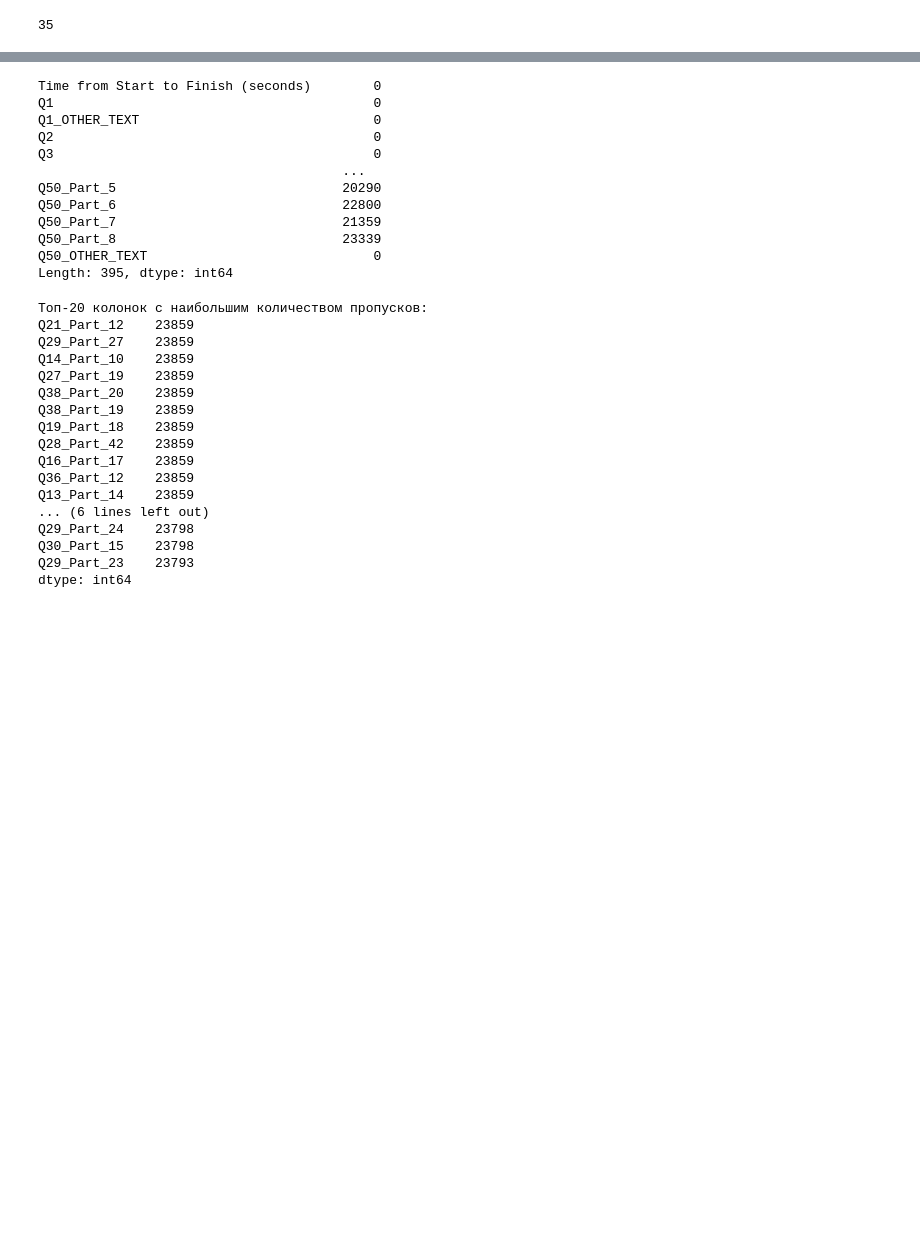
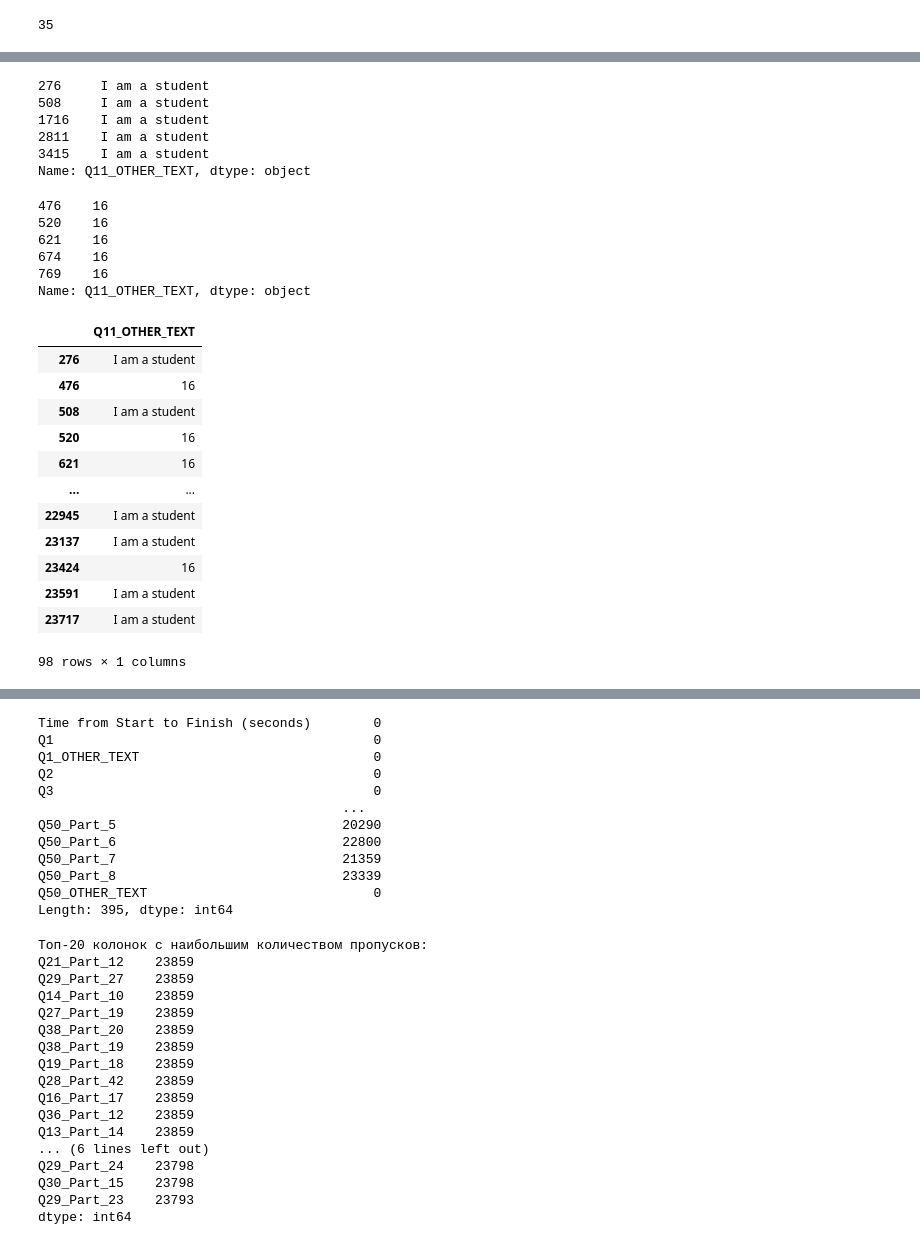
Before and after one commit to KhubbatulinMark/sber-21-rudn, a Jupyter notebook: solutions/03-assignment-solution.ipynb, the cells around one changed output, grey strips where cells are left out. Saved outputs shown, nothing was run; the diff lists cells and outputs as text; code cells hidden in the pictures; blank space fills up the shorter version.

```diff
--- a/solutions/03-assignment-solution.ipynb
+++ b/solutions/03-assignment-solution.ipynb
@@ -57,0 +195,34 @@ len(over_lapper_columns)
+# %%
+freeform[freeform["Q11_OTHER_TEXT"] == "I am a student"]["Q11_OTHER_TEXT"].head(5)
+# %% [output]
+276     I am a student
+508     I am a student
+1716    I am a student
+2811    I am a student
+3415    I am a student
+Name: Q11_OTHER_TEXT, dtype: object
+# %%
+multiple[multiple["Q11_OTHER_TEXT"] == "16"]["Q11_OTHER_TEXT"].head(5)
+# %% [output]
+476    16
+520    16
+621    16
+674    16
+769    16
+Name: Q11_OTHER_TEXT, dtype: object
+# %%
+responses[responses["Q11_OTHER_TEXT"].isin(["I am a student", "16"])][["Q11_OTHER_TEXT"]]
+# %% [output]
+|  | Q11_OTHER_TEXT |
+| 276 | I am a student |
+| 476 | 16 |
+| 508 | I am a student |
+| 520 | 16 |
+| 621 | 16 |
+| ... | ... |
+| 22945 | I am a student |
+| 23137 | I am a student |
+| 23424 | 16 |
+| 23591 | I am a student |
+| 23717 | I am a student |
+98 rows × 1 columns
```
Also changed, not shown: parts of 42 cells of this notebook.
